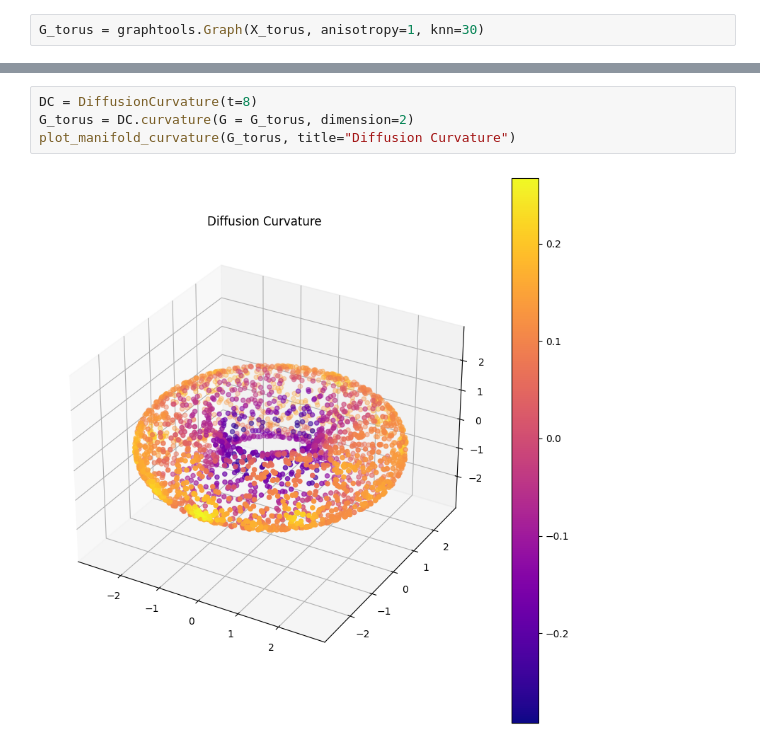
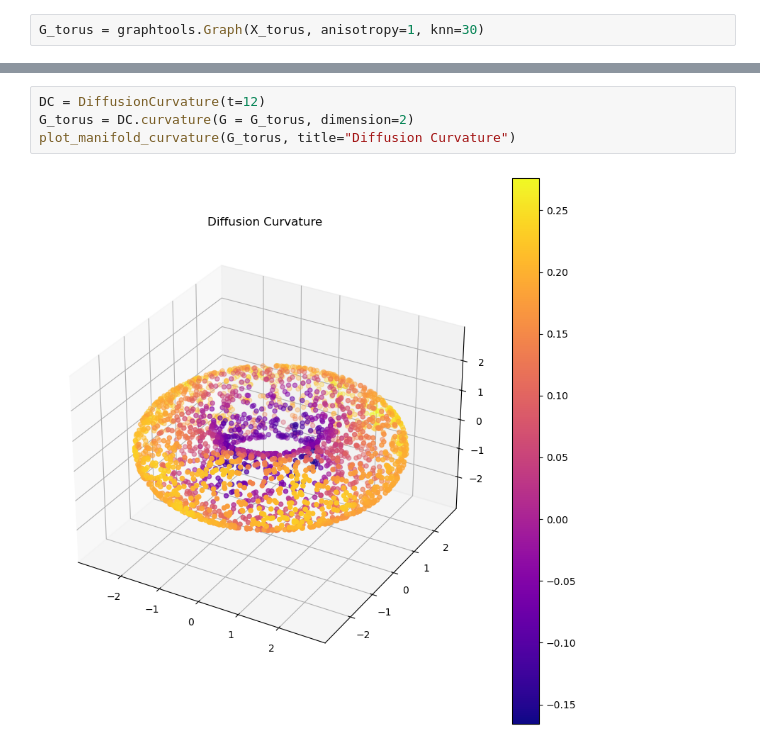
Before and after one commit to professorwug/diffusion_curvature_old, a Jupyter notebook: _proc/Core (graphtools).ipynb, the cells around one changed output, grey strips where cells are left out. Saved outputs shown, nothing was run; the diff lists cells and outputs as text.

```diff
--- a/_proc/Core (graphtools).ipynb
+++ b/_proc/Core (graphtools).ipynb
@@ -279,6 +284,6 @@ plot_3d(X_torus, G_torus.P[0].toarray())
 # %%
-DC = DiffusionCurvature(t=8)
+DC = DiffusionCurvature(t=12)
 G_torus = DC.curvature(G = G_torus, dimension=2)
 plot_manifold_curvature(G_torus, title="Diffusion Curvature")
 # %% [output]
-[figure, old version]
+[figure, new version]
```
Also changed, not shown: parts of 11 cells of this notebook, 43 other files.
